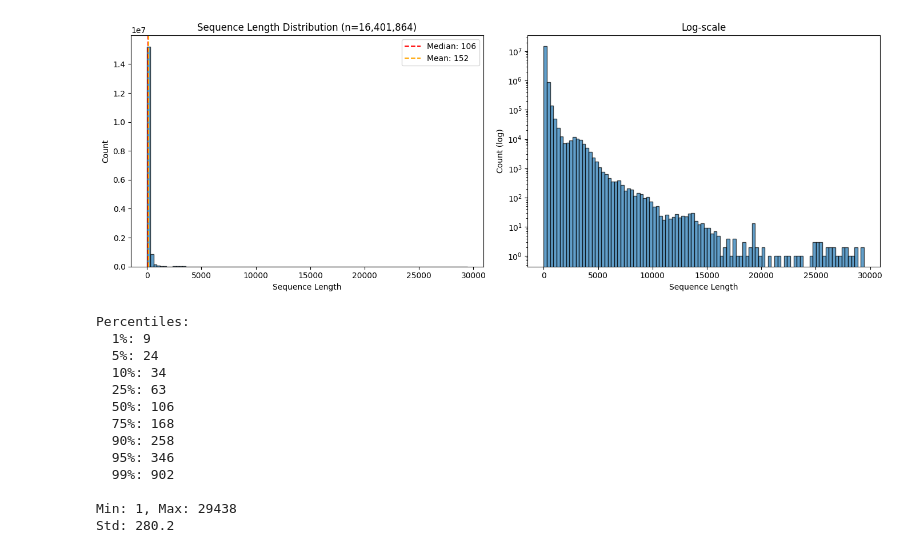
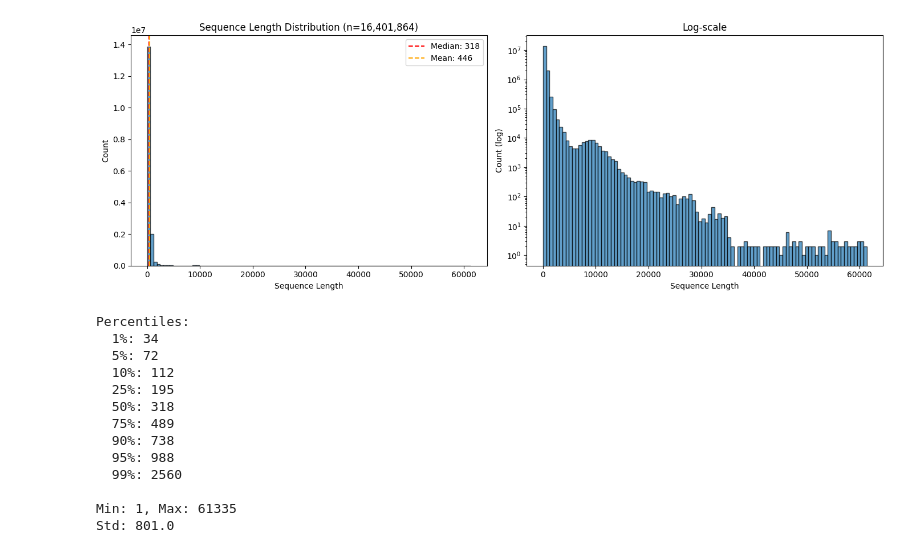
Before and after one commit to AngelUrq/auction_classic, a Jupyter notebook: notebooks/lengths.ipynb, the cells around one changed output. Drawn from its saved outputs; the diff is of its cells as text; code cells hidden in the pictures.

```diff
--- a/notebooks/lengths.ipynb
+++ b/notebooks/lengths.ipynb
@@ -2,50 +2,49 @@
 import numpy as np
 import matplotlib.pyplot as plt
 
-max_hours_back = 24
+max_hours_back = 72
 lengths = np.load(f"../generated/bucket_lengths_train_{max_hours_back}.npy")
 
 fig, axes = plt.subplots(1, 2, figsize=(14, 5))
 
 # Raw histogram
 axes[0].hist(lengths, bins=100, edgecolor='black', alpha=0.7)
 axes[0].set_xlabel('Sequence Length')
 axes[0].set_ylabel('Count')
 axes[0].set_title(f'Sequence Length Distribution (n={len(lengths):,})')
 axes[0].axvline(np.median(lengths), color='red', linestyle='--', label=f'Median: {np.median(lengths):.0f}')
 axes[0].axvline(np.mean(lengths), color='orange', linestyle='--', label=f'Mean: {np.mean(lengths):.0f}')
 axes[0].legend()
 
 # Log-scale histogram (useful if heavily skewed)
 axes[1].hist(lengths, bins=100, edgecolor='black', alpha=0.7)
 axes[1].set_yscale('log')
 axes[1].set_xlabel('Sequence Length')
 axes[1].set_ylabel('Count (log)')
 axes[1].set_title('Log-scale')
 
 plt.tight_layout()
-plt.savefig('length_distribution.png', dpi=150)
 plt.show()
 
 # Print percentiles to help choose bucket boundaries
 print("\nPercentiles:")
 for p in [1, 5, 10, 25, 50, 75, 90, 95, 99]:
     print(f"  {p}%: {np.percentile(lengths, p):.0f}")
 
 print(f"\nMin: {lengths.min()}, Max: {lengths.max()}")
 print(f"Std: {lengths.std():.1f}")
 # %% [output]
-[figure, old version]
+[figure, new version]
 Percentiles:
-  1%: 9
-  5%: 24
-  10%: 34
-  25%: 63
-  50%: 106
-  75%: 168
-  90%: 258
-  95%: 346
-  99%: 902
+  1%: 34
+  5%: 72
+  10%: 112
+  25%: 195
+  50%: 318
+  75%: 489
+  90%: 738
+  95%: 988
+  99%: 2560
 
-Min: 1, Max: 29438
-Std: 280.2
+Min: 1, Max: 61335
+Std: 801.0
```
Also changed, not shown: 5 other files.
